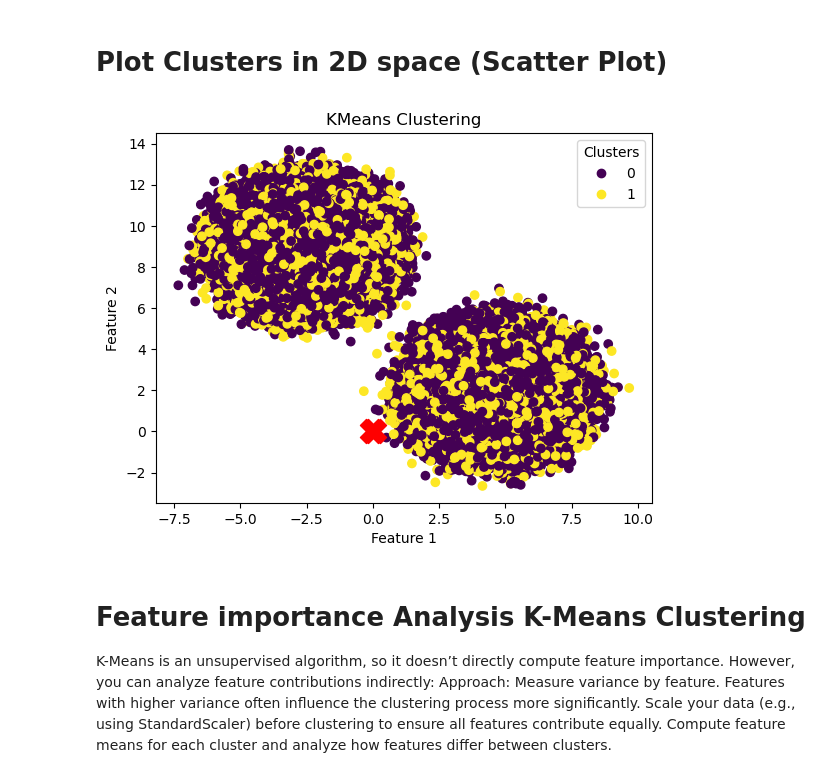
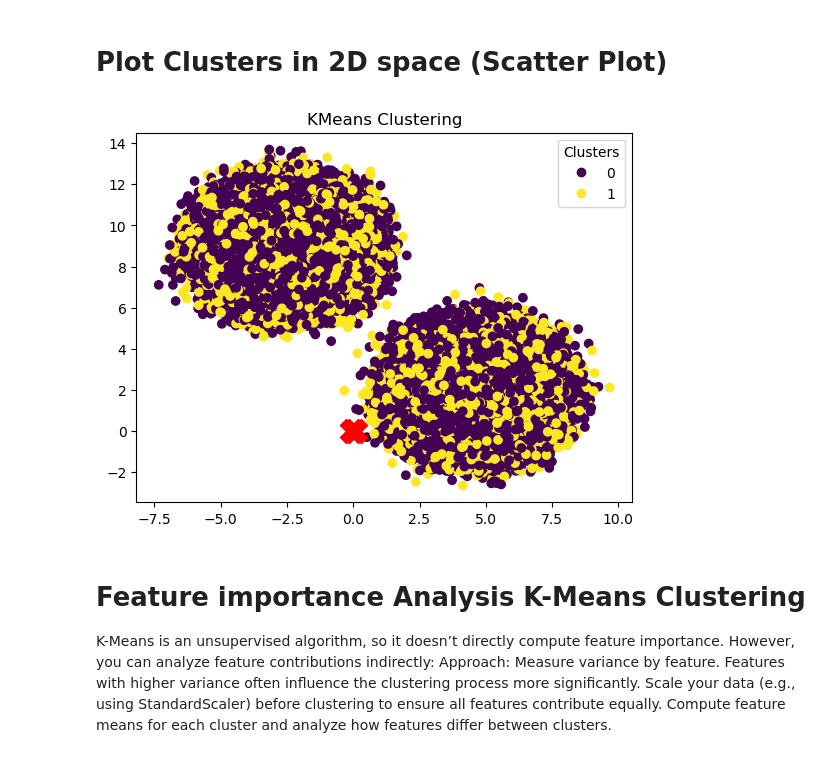
Before and after one commit to yliu160/CS4661_Project, a Jupyter notebook: K-means Clustering.ipynb, the cells around one changed output. Saved outputs shown, nothing was run; the diff lists cells and outputs as text; code cells hidden in the pictures.

```diff
--- a/K-means Clustering.ipynb
+++ b/K-means Clustering.ipynb
@@ -29,14 +29,14 @@ score_gnb = metrics.accuracy_score(y_test_balanced, KMeans_predictions)
 # %%
 X, y = make_blobs(n_samples=len(X_train_balanced), centers=2, random_state=42) # sklearn.datasets
 scatter = plt.scatter(X[:, 0], X[:, 1], c=label_clustered, cmap='viridis', marker='o') # create scatter plot
 plt.scatter(ccfd_Kmeans.cluster_centers_[:, 0], ccfd_Kmeans.cluster_centers_[:, 1], s=300, c='red', marker='X')  # Cluster centers
 plt.title('KMeans Clustering')
-plt.xlabel('Feature 1')
-plt.ylabel('Feature 2')
+# plt.xlabel('Feature 1')
+# plt.ylabel('Feature 2')
 plt.legend(*scatter.legend_elements(), title="Clusters") # cluster color legend
 plt.show()
 # %% [output]
-[figure, old version]
+[figure, new version]
 # %% [markdown]
 # Feature importance Analysis K-Means Clustering
 K-Means is an unsupervised algorithm, so it doesn’t directly compute feature importance. However, you can analyze feature contributions indirectly:
```
Also changed, not shown: 5 other files.
